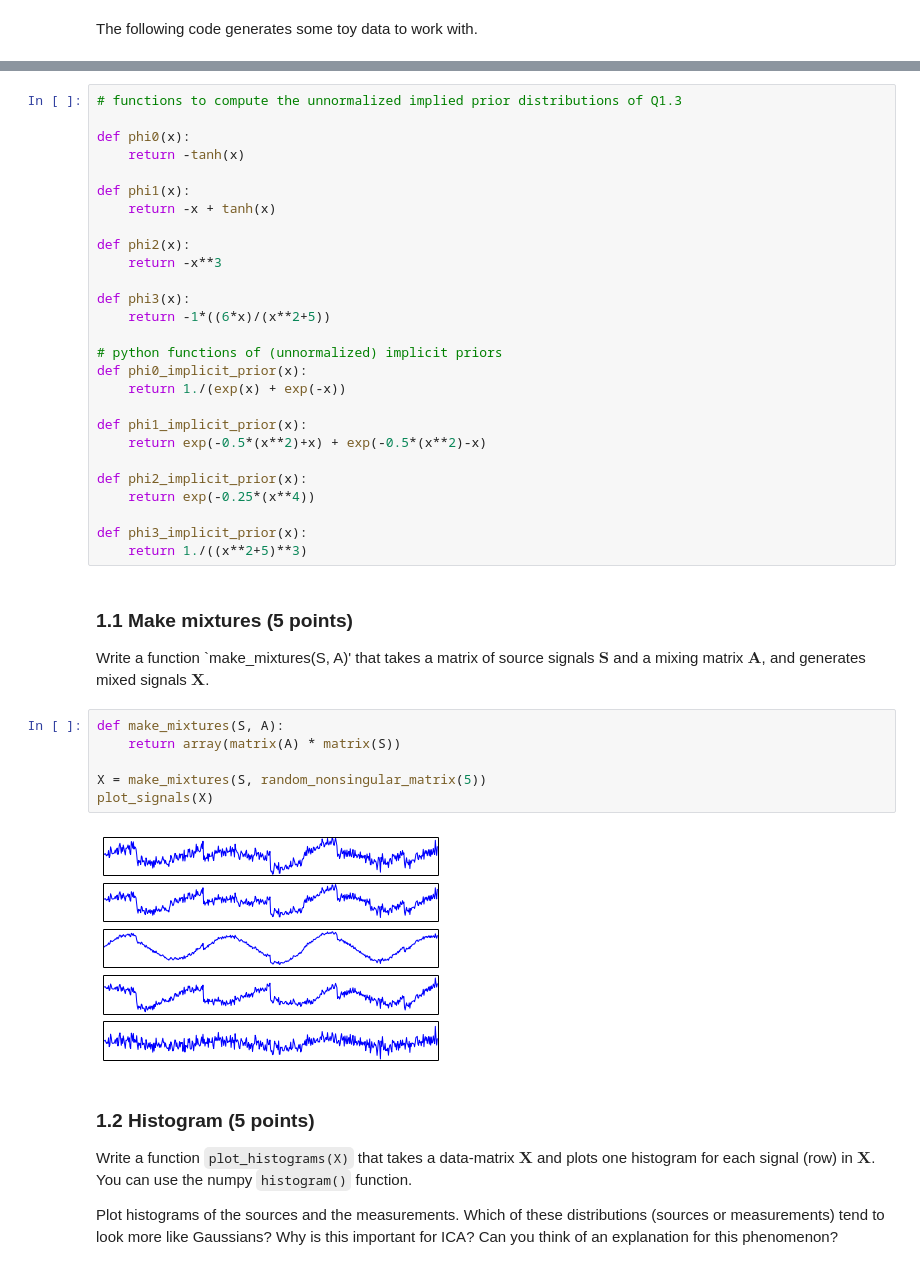
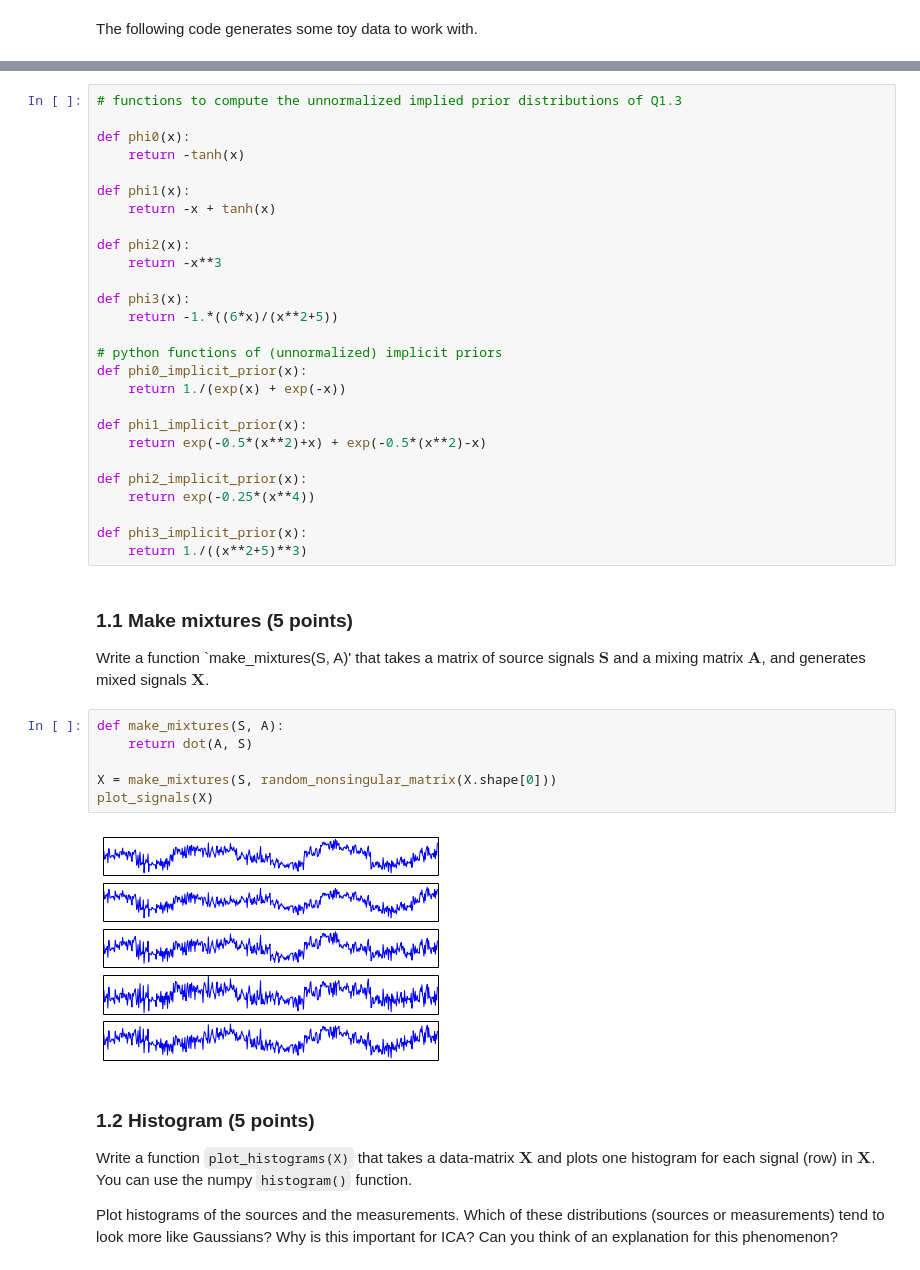
Before and after one commit to ackeune/MLPM, a Jupyter notebook: lab1/lab1.ipynb, the cells around one changed output, grey strips where cells are left out. Drawn from its saved outputs; the diff is of its cells as text.

Commit message:
added scatter plots + working ica

```diff
--- a/lab1/lab1.ipynb
+++ b/lab1/lab1.ipynb
@@ -98,7 +98,7 @@ def phi2(x):
     return -x**3
 
 def phi3(x):
-    return -1*((6*x)/(x**2+5))
+    return -1.*((6*x)/(x**2+5))
 
 # python functions of (unnormalized) implicit priors
 def phi0_implicit_prior(x):
@@ -117,12 +117,12 @@ def phi3_implicit_prior(x):
 Write a function `make_mixtures(S, A)' that takes a matrix of source signals $\mathbf{S}$ and a mixing matrix $\mathbf{A}$, and generates mixed signals $\mathbf{X}$.
 # %%
 def make_mixtures(S, A):
-    return array(matrix(A) * matrix(S))
+    return dot(A, S)
 
-X = make_mixtures(S, random_nonsingular_matrix(5))
+X = make_mixtures(S, random_nonsingular_matrix(X.shape[0]))
 plot_signals(X)
 # %% [output]
-[figure, old version]
+[figure, new version]
 # %% [markdown]
 ### 1.2 Histogram (5 points)
 Write a function `plot_histograms(X)` that takes a data-matrix $\mathbf{X}$ and plots one histogram for each signal (row) in $\mathbf{X}$. You can use the numpy `histogram()` function.
```
Also changed, not shown: parts of 21 cells of this notebook, 1 other file.
